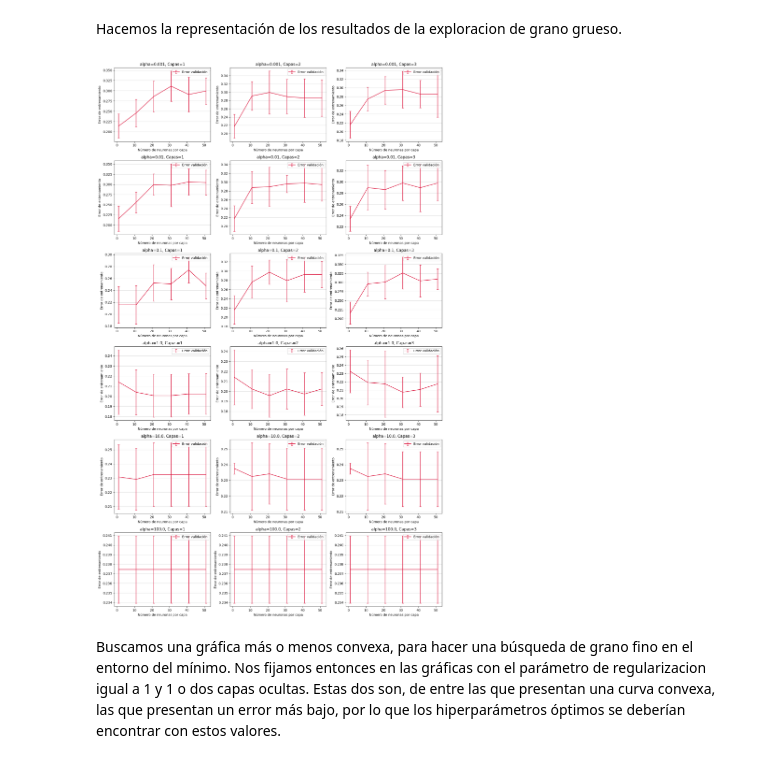
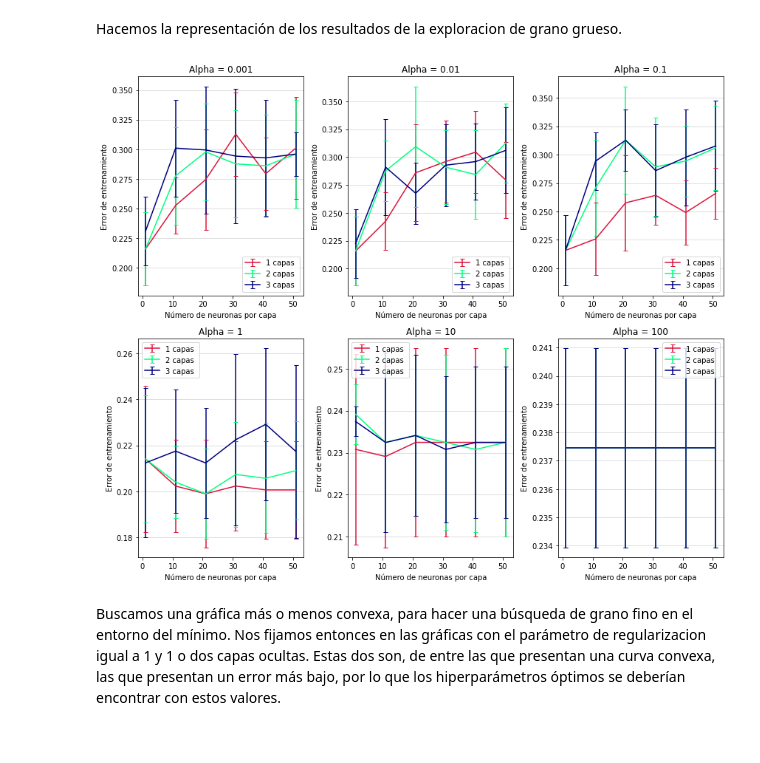
Before and after one commit to uisitoam/Master-Big-Data, a Jupyter notebook: Aprendizaje estadístico/Práctica/redes/nn_LuisArdevol_cesga.ipynb, the cells around one changed output. Saved outputs shown, nothing was run; the diff lists cells and outputs as text; code cells hidden in the pictures.

```diff
--- a/Aprendizaje estadístico/Práctica/redes/nn_LuisArdevol_cesga.ipynb
+++ b/Aprendizaje estadístico/Práctica/redes/nn_LuisArdevol_cesga.ipynb
@@ -73,7 +73,7 @@ import matplotlib.pyplot as plt
 # %% [markdown]
 **Definición de variables globales**
 # %%
-DATASET_NAME = '/Users/luisi/Documents/Master-Big-Data/Aprendizaje estadístico/Práctica/Datos/bloodTransfusion.data'
+DATASET_NAME = 'bloodTransfusion.data'
 DATASET_DELIMITER = ','
 SEED_VALUE = 1  # NO CAMBIES ESTA SEMILLA, así todos tendremos los mismos resultados
 # %% [markdown]
@@ -425,14 +427,14 @@ def errorVal(resultados, axes, label = 'uniform', color = 'crimson', classificat
 # %% [markdown]
 Hacemos la representación de los resultados de la exploracion de grano grueso.
 # %%
-fig_gg, axes_gg = plt.subplots(len(alpha_gg), 3, figsize=(5*3, 4*len(alpha_gg)))
+fig_gg, axes_gg = plt.subplots(2, int(len(alpha_gg)/2), figsize=(int(4*len(alpha_gg)/2), 5*2))
 
-errorVal(cv_results_gg, axes_gg, label='Error validación')
+errorVal(cv_results_gg, fig_gg, label='')
 
 plt.tight_layout()
 plt.show()
 # %% [output]
-[figure, old version]
+[figure, new version]
 # %% [markdown]
 Buscamos una gráfica más o menos convexa, para hacer una búsqueda de grano fino en el entorno del mínimo. Nos fijamos entonces en las gráficas con el parámetro de regularizacion igual a 1 y 1 o dos capas ocultas. Estas dos son, de entre las que presentan una curva convexa, las que presentan un error más bajo, por lo que los hiperparámetros óptimos se deberían encontrar con estos valores.
 # %% [markdown]
```
Also changed, not shown: parts of 24 cells of this notebook, 14 other files.
